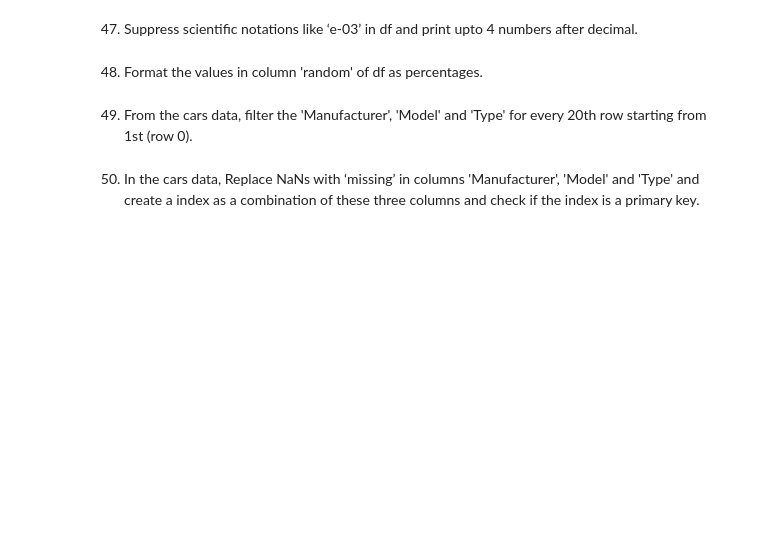
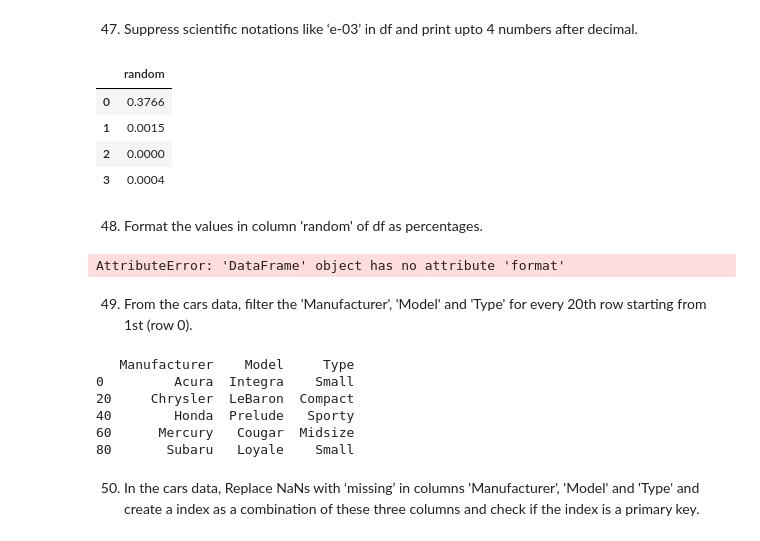
Before and after one commit to gitjish/pandas_projects, a Jupyter notebook: 74 or so Exercises-checkpoint.ipynb, the cells around one changed output. Drawn from its saved outputs; the diff is of its cells as text; code cells hidden in the pictures; blank space fills up the shorter version.

```diff
--- a/74 or so Exercises-checkpoint.ipynb
+++ b/74 or so Exercises-checkpoint.ipynb
@@ -470,2 +836,9 @@ Sort the columns in reverse alphabetical order, that is colume 'e' first through
 # %% [markdown]
 46) Change the pandas display settings on printing the dataframe so it shows a maximum of 10 rows and 10 columns.
+# %%
+df = pd.read_csv('https://raw.githubusercontent.com/selva86/datasets/master/Cars93_miss.csv')
+
+
+pd.set_option('display.max_columns', 10)
+pd.set_option('display.max_rows', 10)
+df
@@ -472,5 +863,16 @@ Sort the columns in reverse alphabetical order, that is colume 'e' first through
 # %% [markdown]
 47) Suppress scientific notations like ‘e-03’ in df and print upto 4 numbers after decimal.
+# %%
+df = pd.DataFrame(np.random.random(4)**10, columns=['random'])
+
+# Solution 1: Rounding
+df.round(4)
+# %% [output]
+|  | random |
+| 0 | 0.3766 |
+| 1 | 0.0015 |
+| 2 | 0.0000 |
+| 3 | 0.0004 |
 # %% [markdown]
 48) Format the values in column 'random' of df as percentages.
 # %%
@@ -481,7 +883,27 @@ df
 #> 1    .957224
 #> 2    .159157
 #> 3    .21082
+
+out = df.format({
+    'random': '{0:.2%}'.format,
+})
+
+out
+# %% [output]
+AttributeError: 'DataFrame' object has no attribute 'format'
 # %% [markdown]
 49) From the cars data, filter the 'Manufacturer', 'Model' and 'Type' for every 20th row starting from 1st (row 0).
+# %%
+df = pd.read_csv('https://raw.githubusercontent.com/selva86/datasets/master/Cars93_miss.csv')
+
+
+print(df.iloc[::20, :][['Manufacturer', 'Model', 'Type']])
+# %% [output]
+   Manufacturer    Model     Type
+0         Acura  Integra    Small
+20     Chrysler  LeBaron  Compact
+40        Honda  Prelude   Sporty
+60      Mercury   Cougar  Midsize
+80       Subaru   Loyale    Small
 # %% [markdown]
 50) In the cars data, Replace NaNs with ‘missing’ in columns 'Manufacturer', 'Model' and 'Type' and create a index as a combination of these three columns and check if the index is a primary key.
```
Also changed, not shown: parts of 28 cells of this notebook, 4 other files.
